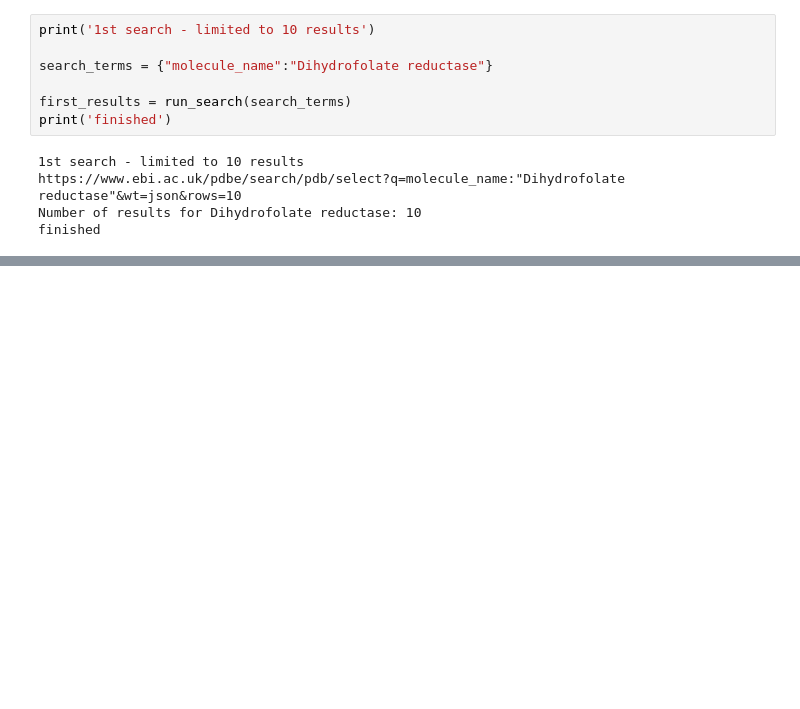
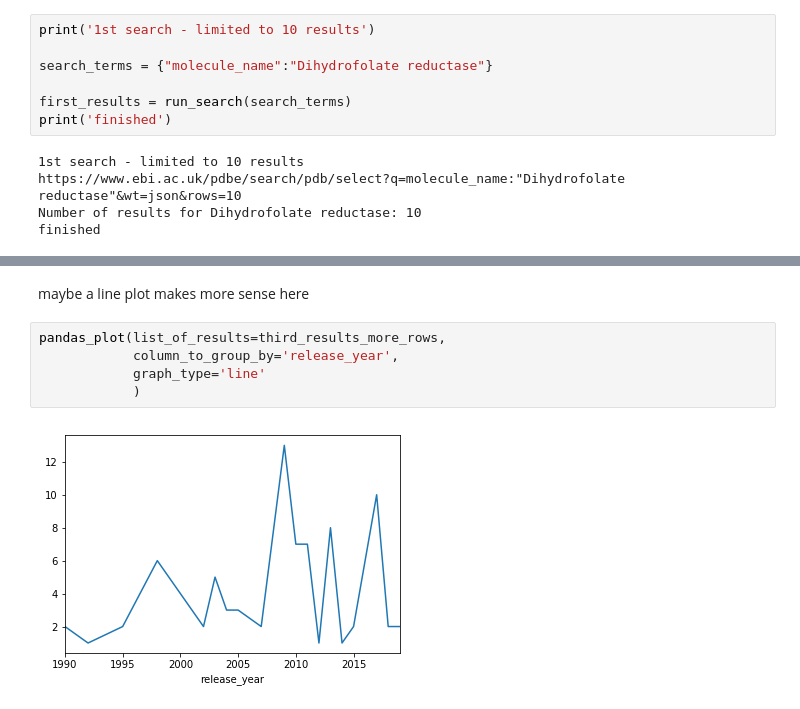
Before and after one commit to PDBeurope/pdbe-api-training, a Jupyter notebook: summer_school_2020/section1 - running a search.ipynb, the cells around one changed output, grey strips where cells are left out. Drawn from its saved outputs; the diff is of its cells as text; blank space fills up the shorter version.

```diff
--- a/summer_school_2020/section1 - running a search.ipynb
+++ b/summer_school_2020/section1 - running a search.ipynb
@@ -70,0 +276,9 @@ finished
+# %% [markdown]
+maybe a line plot makes more sense here
+# %%
+pandas_plot(list_of_results=third_results_more_rows,
+            column_to_group_by='release_year',
+            graph_type='line'
+            )
+# %% [output]
+[figure, added]
```
Also changed, not shown: parts of 36 cells of this notebook, 1 other file.
